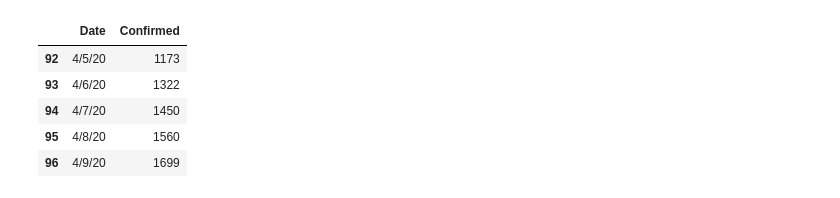
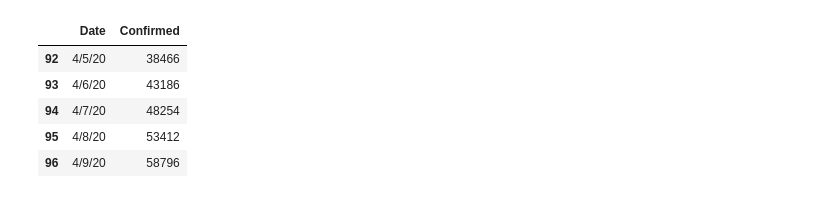
Before and after one commit to mohapard/Forecasting-Covid-19, a Jupyter notebook: Forecasting Egypt-Covid19.ipynb, the cells around one changed output. Drawn from its saved outputs; the diff is of its cells as text; code cells hidden in the pictures.

```diff
--- a/Forecasting Egypt-Covid19.ipynb
+++ b/Forecasting Egypt-Covid19.ipynb
@@ -56,19 +54,26 @@ df_confirmed = preprocessdf(df_confirmed)
 df_death = preprocessdf(df_death)
 df_recovered = preprocessdf(df_recovered)
 # %%
-#SELECT SPECIFIC COUNTRY
-confirmed = df_confirmed.query('Country=="Egypt"').groupby('Date').sum()['Confirmed'].reset_index()
-recovered = df_recovered.query('Country=="Egypt"').groupby('Date').sum()['Confirmed'].reset_index()
-death = df_death.query('Country=="Egypt"').groupby('Date').sum()['Confirmed'].reset_index()
+#SELECT SPECIFIC COUNTRY OR LEAVE EMPTY FOR GLOBAL
+mea = ["Egypt","Saudi Arabia","Pakistan","United Arab Emirates","Qatar", "Morocco","Nigeria", "Turkey", "Yemen" ,"Zimbabwe"]
+s=""
+for country in mea:
+    s+= 'Country=="'+country +'" or '
+s = s[:-3]
+
+
+confirmed = df_confirmed.query(s).groupby('Date').sum()['Confirmed'].reset_index()
+recovered = df_recovered.query(s).groupby('Date').sum()['Confirmed'].reset_index()
+death = df_death.query(s).groupby('Date').sum()['Confirmed'].reset_index()
 confirmed.head()
 confirmed.tail()
 # %% [output]
 |  | Date | Confirmed |
-| 92 | 4/5/20 | 1173 |
-| 93 | 4/6/20 | 1322 |
-| 94 | 4/7/20 | 1450 |
-| 95 | 4/8/20 | 1560 |
-| 96 | 4/9/20 | 1699 |
+| 92 | 4/5/20 | 38466 |
+| 93 | 4/6/20 | 43186 |
+| 94 | 4/7/20 | 48254 |
+| 95 | 4/8/20 | 53412 |
+| 96 | 4/9/20 | 58796 |
 # %%
 def Forecast_Infection(dta,time,m):
     dta.columns = ['ds','y']
```
Also changed, not shown: parts of 6 cells of this notebook.
